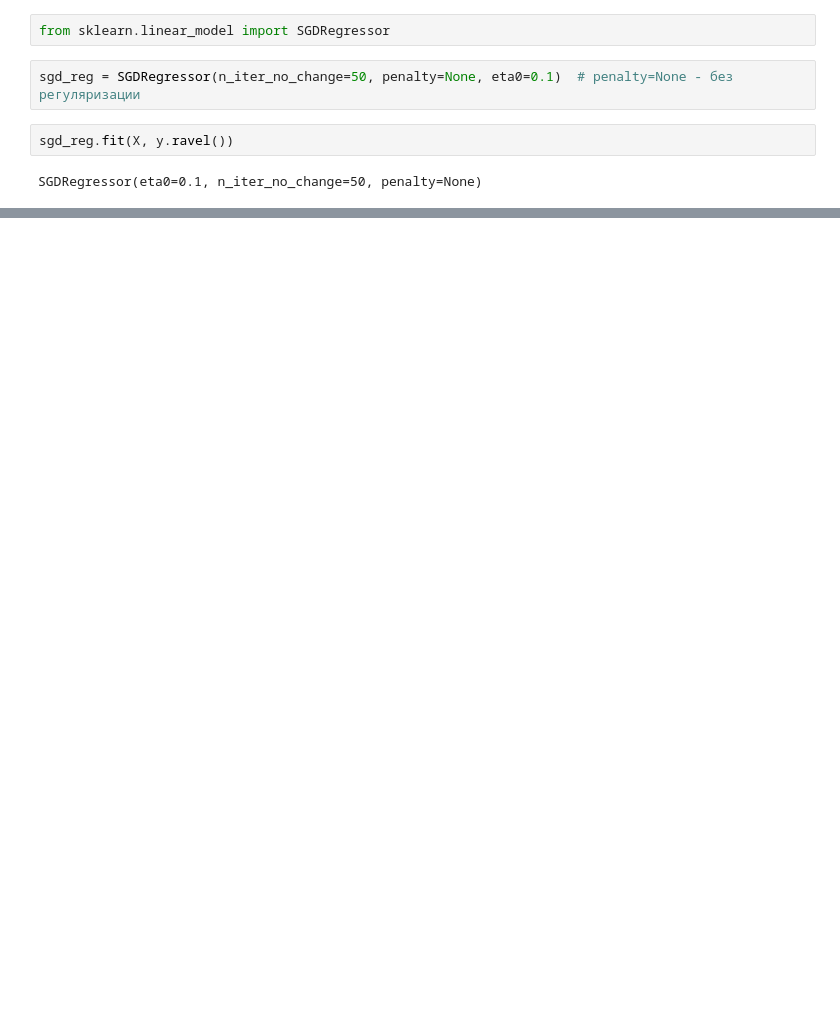
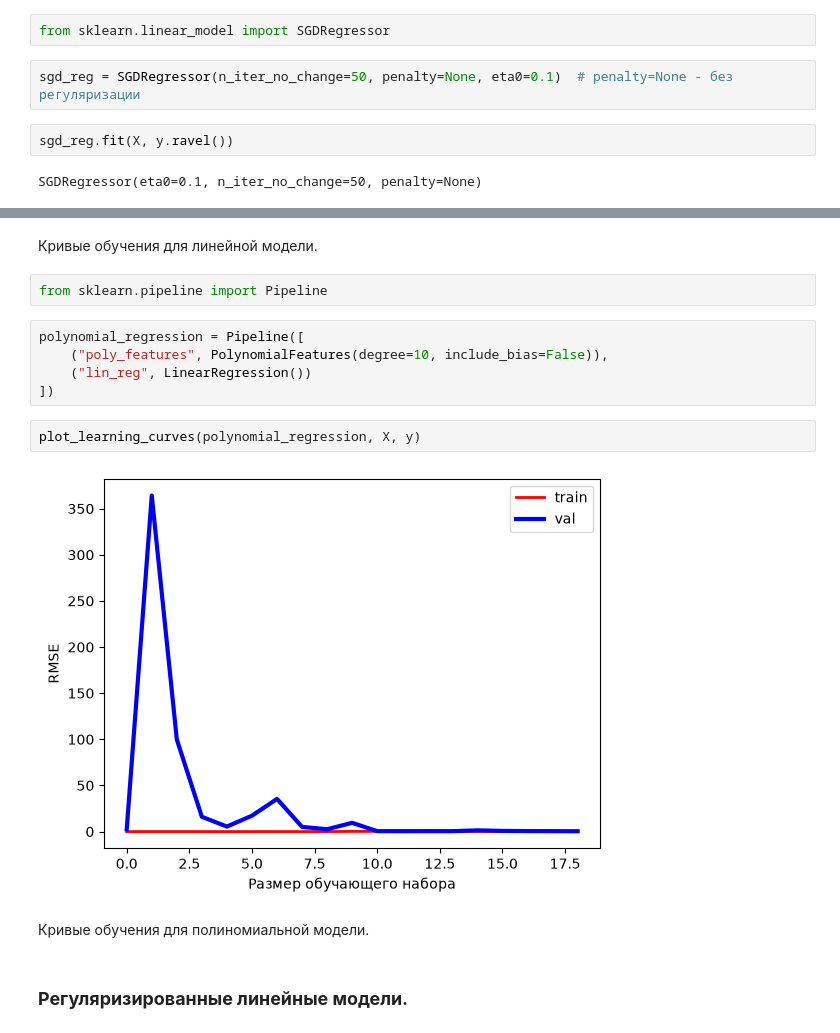
Before and after one commit to KidIsKing/python_libraries_learning, a Jupyter notebook: scikit_learn/guide/base_ML_book/chapter_4/main.ipynb, the cells around one changed output, grey strips where cells are left out. Saved outputs shown, nothing was run; the diff lists cells and outputs as text; blank space fills up the shorter version.

```diff
--- a/scikit_learn/guide/base_ML_book/chapter_4/main.ipynb
+++ b/scikit_learn/guide/base_ML_book/chapter_4/main.ipynb
@@ -228,0 +307,17 @@ sgd_reg.intercept_, sgd_reg.coef_
+# %% [markdown]
+Кривые обучения для линейной модели.
+# %%
+from sklearn.pipeline import Pipeline
+# %%
+polynomial_regression = Pipeline([
+    ("poly_features", PolynomialFeatures(degree=10, include_bias=False)),
+    ("lin_reg", LinearRegression())
+])
+# %%
+plot_learning_curves(polynomial_regression, X, y)
+# %% [output]
+[figure, added]
+# %% [markdown]
+Кривые обучения для полиномиальной модели.
+# %% [markdown]
+### **Регуляризированные линейные модели.**
```
Also changed, not shown: parts of 90 cells of this notebook.
